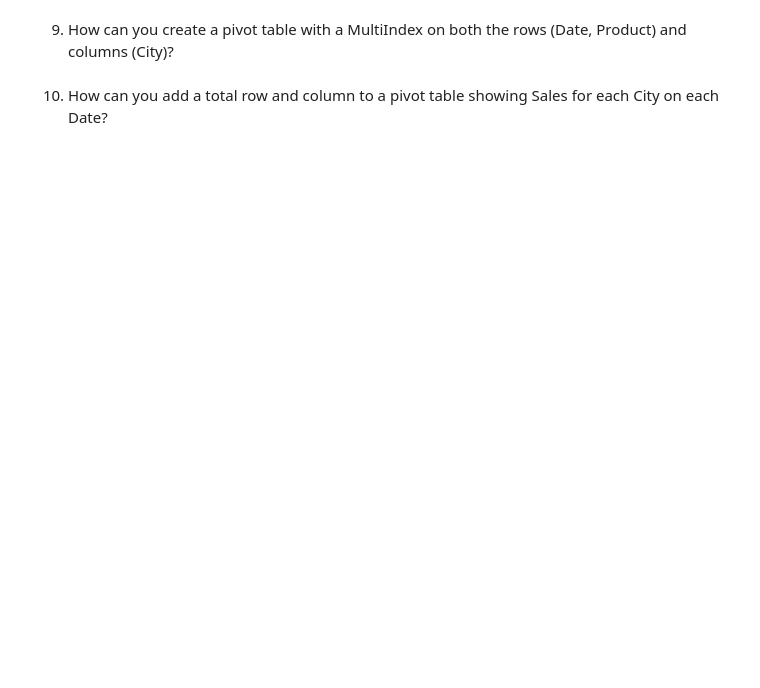
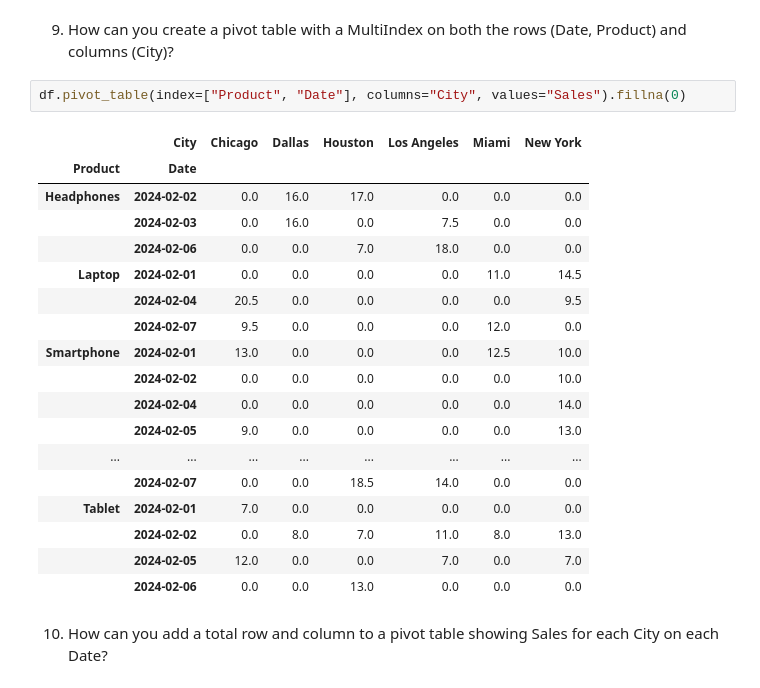
Before and after one commit to AnoopCA/Practice-Challenges, a Jupyter notebook: pandas.ipynb, the cells around one changed output. Saved outputs shown, nothing was run; the diff lists cells and outputs as text; blank space fills up the shorter version.

```diff
--- a/pandas.ipynb
+++ b/pandas.ipynb
@@ -132,4 +251,25 @@ df.pivot_table(index="Product", columns="City", values="Sales", aggfunc="mean",
 # %% [markdown]
 9. How can you create a pivot table with a MultiIndex on both the rows (Date, Product) and columns (City)?
+# %%
+df.pivot_table(index=["Product", "Date"], columns="City", values="Sales").fillna(0)
+# %% [output]
+|  | City | Chicago | Dallas | Houston | Los Angeles | Miami | New York |
+| Product | Date |  |  |  |  |  |  |
+| Headphones | 2024-02-02 | 0.0 | 16.0 | 17.0 | 0.0 | 0.0 | 0.0 |
+|  | 2024-02-03 | 0.0 | 16.0 | 0.0 | 7.5 | 0.0 | 0.0 |
+|  | 2024-02-06 | 0.0 | 0.0 | 7.0 | 18.0 | 0.0 | 0.0 |
+| Laptop | 2024-02-01 | 0.0 | 0.0 | 0.0 | 0.0 | 11.0 | 14.5 |
+|  | 2024-02-04 | 20.5 | 0.0 | 0.0 | 0.0 | 0.0 | 9.5 |
+|  | 2024-02-07 | 9.5 | 0.0 | 0.0 | 0.0 | 12.0 | 0.0 |
+| Smartphone | 2024-02-01 | 13.0 | 0.0 | 0.0 | 0.0 | 12.5 | 10.0 |
+|  | 2024-02-02 | 0.0 | 0.0 | 0.0 | 0.0 | 0.0 | 10.0 |
+|  | 2024-02-04 | 0.0 | 0.0 | 0.0 | 0.0 | 0.0 | 14.0 |
+|  | 2024-02-05 | 9.0 | 0.0 | 0.0 | 0.0 | 0.0 | 13.0 |
+| ... | ... | ... | ... | ... | ... | ... | ... |
+|  | 2024-02-07 | 0.0 | 0.0 | 18.5 | 14.0 | 0.0 | 0.0 |
+| Tablet | 2024-02-01 | 7.0 | 0.0 | 0.0 | 0.0 | 0.0 | 0.0 |
+|  | 2024-02-02 | 0.0 | 8.0 | 7.0 | 11.0 | 8.0 | 13.0 |
+|  | 2024-02-05 | 12.0 | 0.0 | 0.0 | 7.0 | 0.0 | 7.0 |
+|  | 2024-02-06 | 0.0 | 0.0 | 13.0 | 0.0 | 0.0 | 0.0 |
 # %% [markdown]
 10. How can you add a total row and column to a pivot table showing Sales for each City on each Date?
```
Also changed, not shown: parts of 14 cells of this notebook, 1 other file.
